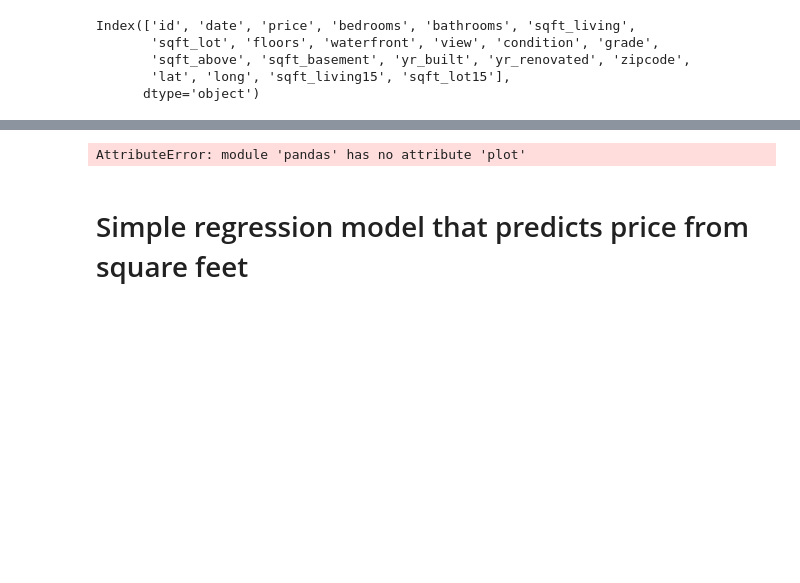
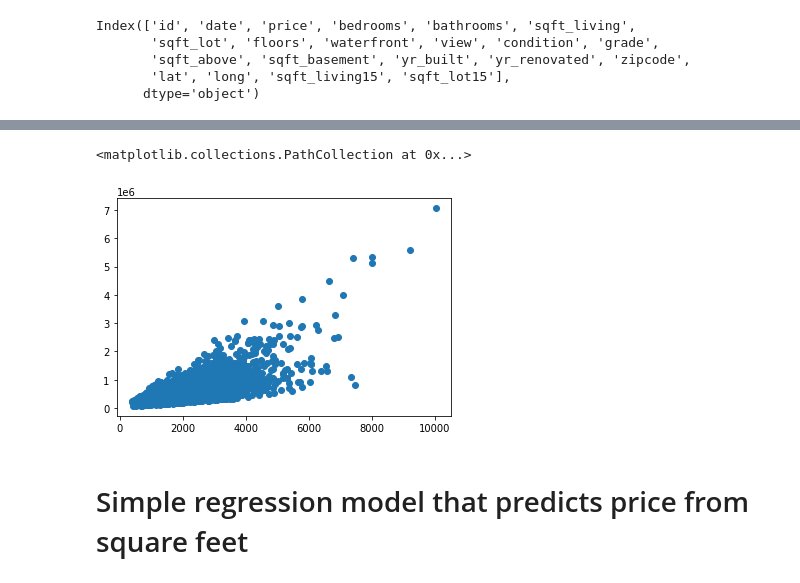
Before and after one commit to AIXjing/ML-washington, a Jupyter notebook: FND02-NB01.ipynb, the cells around one changed output, grey strips where cells are left out. Cells and saved outputs as stored; diff of their text form; code cells hidden in the pictures; blank space fills up the shorter version.

```diff
--- a/FND02-NB01.ipynb
+++ b/FND02-NB01.ipynb
@@ -96,7 +94,8 @@ ImportError: dlopen(/Users/jingai/workspace/ML-washington/ml-env/lib/python3.8/s
 # %%
-pd.plot(sales_db['sqft_living'][1:5000], sales_db['price'][1:5000])
+plt.scatter(sales_db['sqft_living'][1:5000], sales_db['price'][1:5000])
 # %% [output]
-AttributeError: module 'pandas' has no attribute 'plot'
+<matplotlib.collections.PathCollection at 0x...>
+[figure, added]
 # %% [markdown]
 # Simple regression model that predicts price from square feet
 # %%
```
Also changed, not shown: parts of 1 cell of this notebook, 4 other files.
